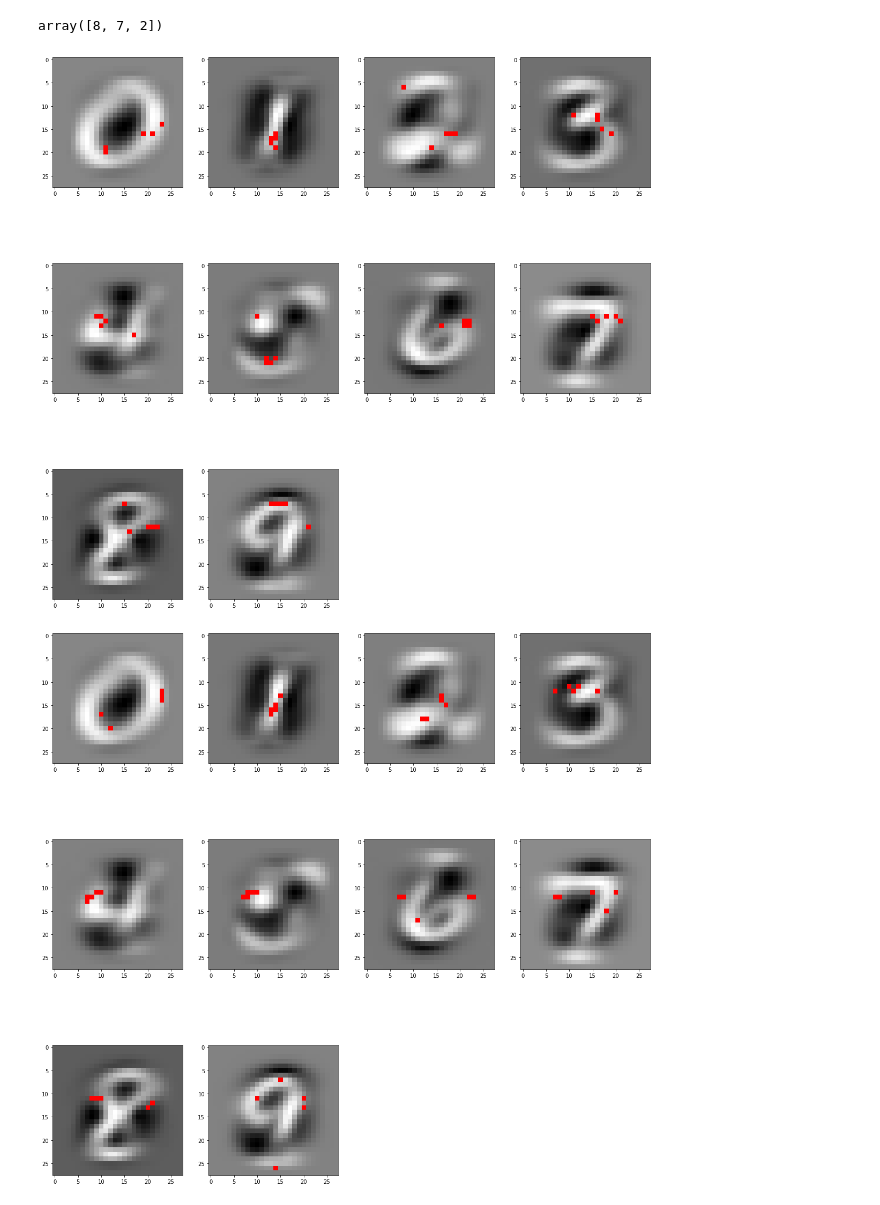
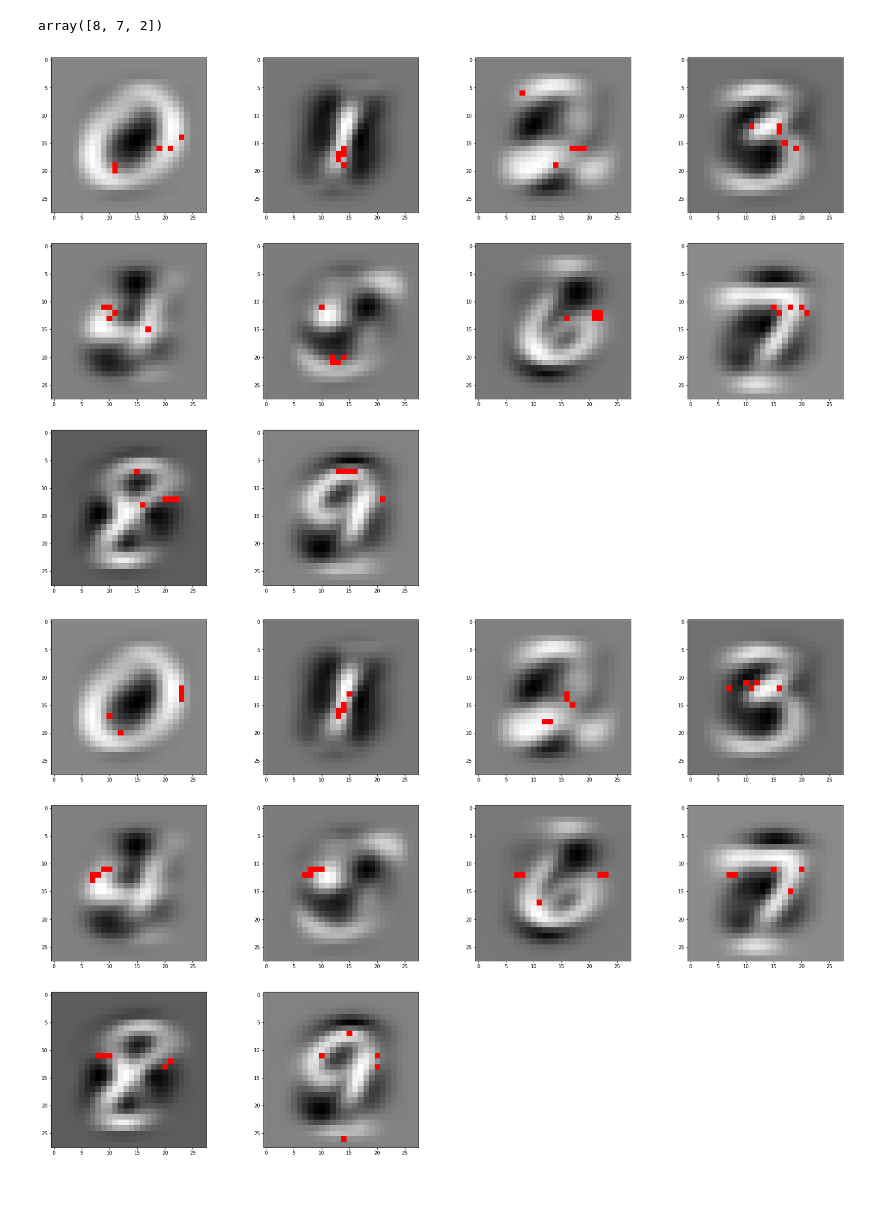
Before and after one commit to James-Brooke/Study, a Jupyter notebook: PyTorch/Looking inside the most resistant models.ipynb, the cells around one changed output. Drawn from its saved outputs; the diff is of its cells as text; code cells hidden in the pictures.

Commit message:
focus with pixels

```diff
--- a/PyTorch/Looking inside the most resistant models.ipynb
+++ b/PyTorch/Looking inside the most resistant models.ipynb
@@ -373,12 +353,12 @@ np.sort([8,2,7])[::-1]
 # %% [output]
 array([8, 7, 2])
 # %%
-def focus(model):
-    fig = plt.figure(figsize=(20,20))
+def focus(model, pixels):
+    fig = plt.figure(figsize=(30,20))
     for i in range(10):
         ax = fig.add_subplot(3,4, i+1)
         im = importances(i, model).flatten()
-        most_ims = np.argsort(im)[::-1][:5]
+        most_ims = np.argsort(im)[::-1][:pixels]
         im = standouts(findict, i)
 
         cmap = plt.cm.gray
@@ -391,10 +371,10 @@ def focus(model):
 
         ax.imshow(rgba)
 # %%
-focus(model)
+focus(model, 5)
 # %% [output]
-[figure, old version]
+[figure, new version]
 # %%
-focus(model2)
+focus(model2, 5)
 # %% [output]
-[figure, old version]
+[figure, new version]
```
Also changed, not shown: parts of 1 cell of this notebook.
